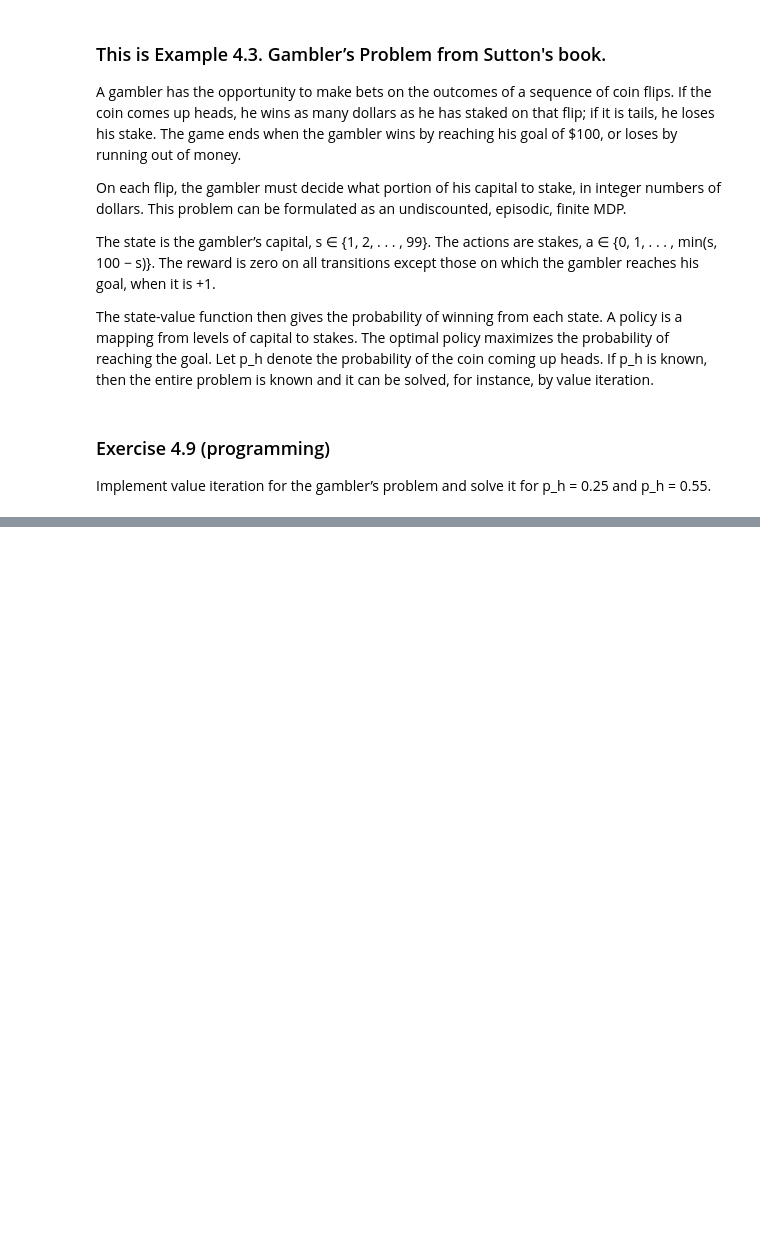
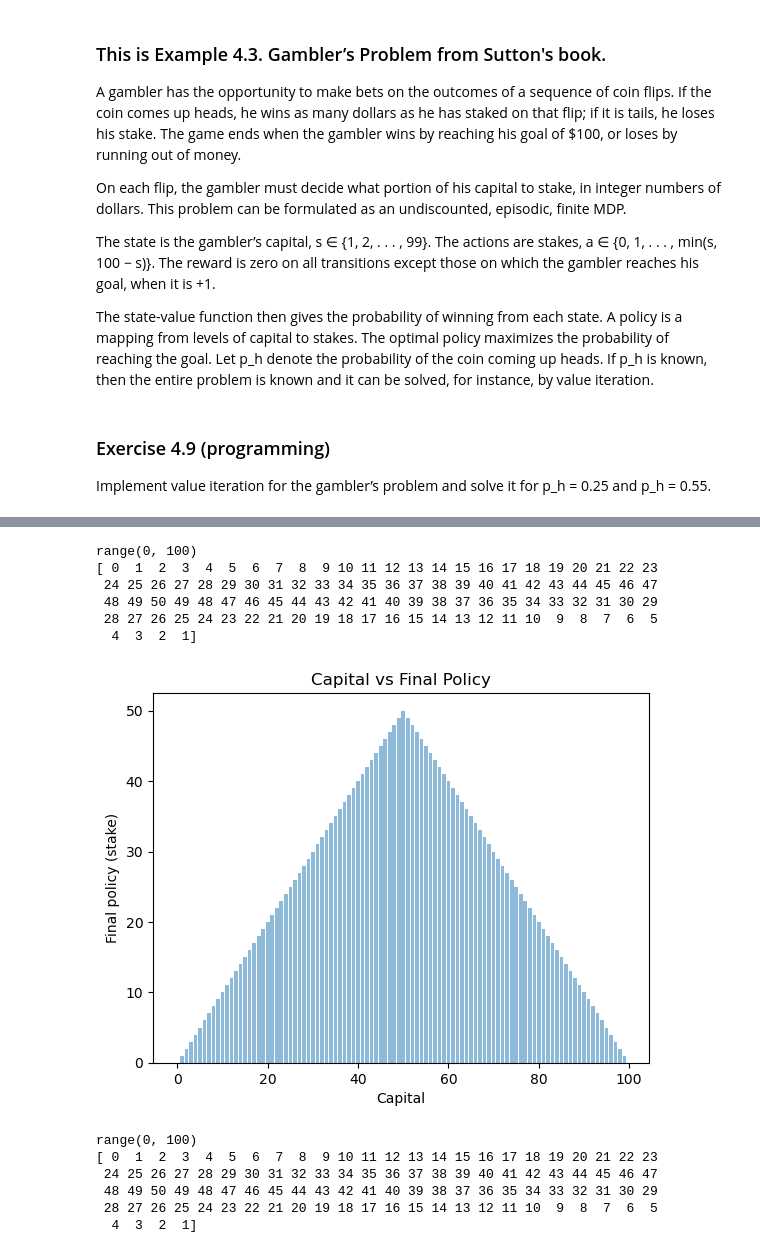
Before and after one commit to DorDorHome/reinforcement-learning, a Jupyter notebook: DP/Gamblers Problem.ipynb, the cells around one changed output, grey strips where cells are left out. Cells and saved outputs as stored; diff of their text form; code cells hidden in the pictures; blank space fills up the shorter version.

```diff
--- a/DP/Gamblers Problem.ipynb
+++ b/DP/Gamblers Problem.ipynb
@@ -116,6 +117,10 @@ def value_iteration_for_gamblers(p_h, theta=0.0001, discount_factor=1.0):
     return policy, V
 # %%
 policy, v = value_iteration_for_gamblers(0.25)
+
+# convert policy to another form:
+
+policy = np.array([ np.argmax(policy[s]) for s in range(0, 100)])
 
 print("Optimized Policy:")
 print(policy)
@@ -134,0 +175,46 @@ print("")
+# %%
+# Plotting Capital vs Final Policy
+
+# Implement!
+
+# Plotting Capital vs Final Policy
+
+# x axis values
+x = range(100)
+# corresponding y axis values
+y = policy
+
+print(x)
+print(y)
+
+# plotting the bars
+plt.bar(x, y, align='center', alpha=0.5)
+
+# naming the x axis
+plt.xlabel('Capital')
+# naming the y axis
+plt.ylabel('Final policy (stake)')
+
+# giving a title to the graph
+plt.title('Capital vs Final Policy')
+
+# function to show the plot
+plt.show()
+# %% [output]
+range(0, 100)
+[ 0  1  2  3  4  5  6  7  8  9 10 11 12 13 14 15 16 17 18 19 20 21 22 23
+ 24 25 26 27 28 29 30 31 32 33 34 35 36 37 38 39 40 41 42 43 44 45 46 47
+ 48 49 50 49 48 47 46 45 44 43 42 41 40 39 38 37 36 35 34 33 32 31 30 29
+ 28 27 26 25 24 23 22 21 20 19 18 17 16 15 14 13 12 11 10  9  8  7  6  5
+  4  3  2  1]
+[figure, added]
+# %%
+print(x)
+print(y)
+# %% [output]
+range(0, 100)
+[ 0  1  2  3  4  5  6  7  8  9 10 11 12 13 14 15 16 17 18 19 20 21 22 23
+ 24 25 26 27 28 29 30 31 32 33 34 35 36 37 38 39 40 41 42 43 44 45 46 47
+ 48 49 50 49 48 47 46 45 44 43 42 41 40 39 38 37 36 35 34 33 32 31 30 29
+ 28 27 26 25 24 23 22 21 20 19 18 17 16 15 14 13 12 11 10  9  8  7  6  5
+  4  3  2  1]
```
Also changed, not shown: parts of 5 cells of this notebook.
